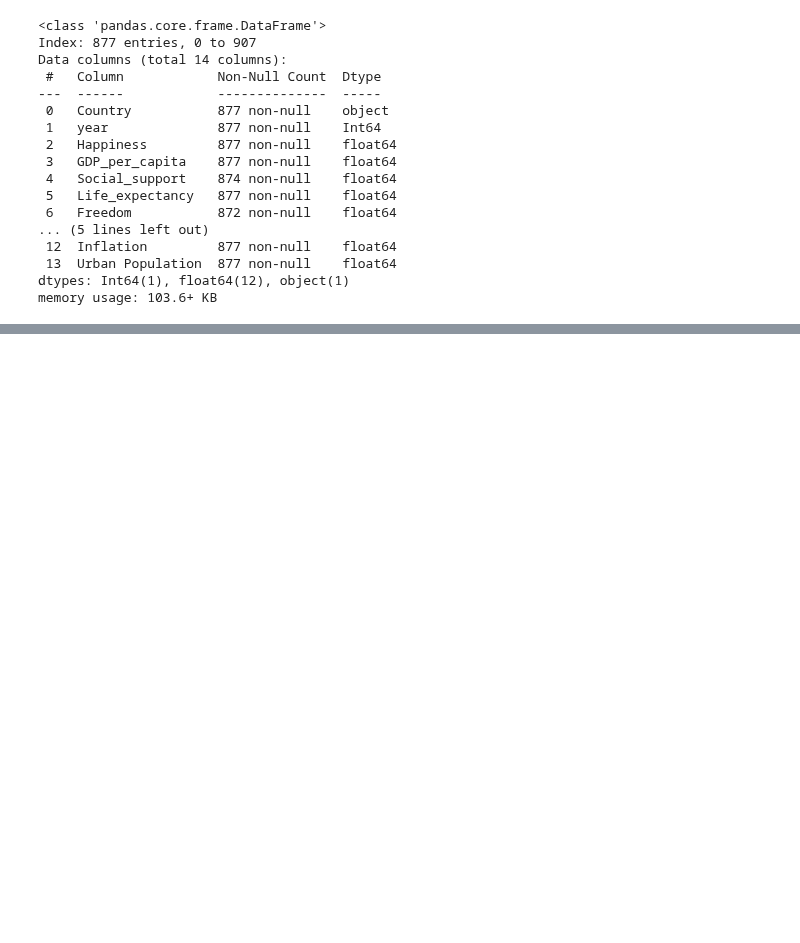
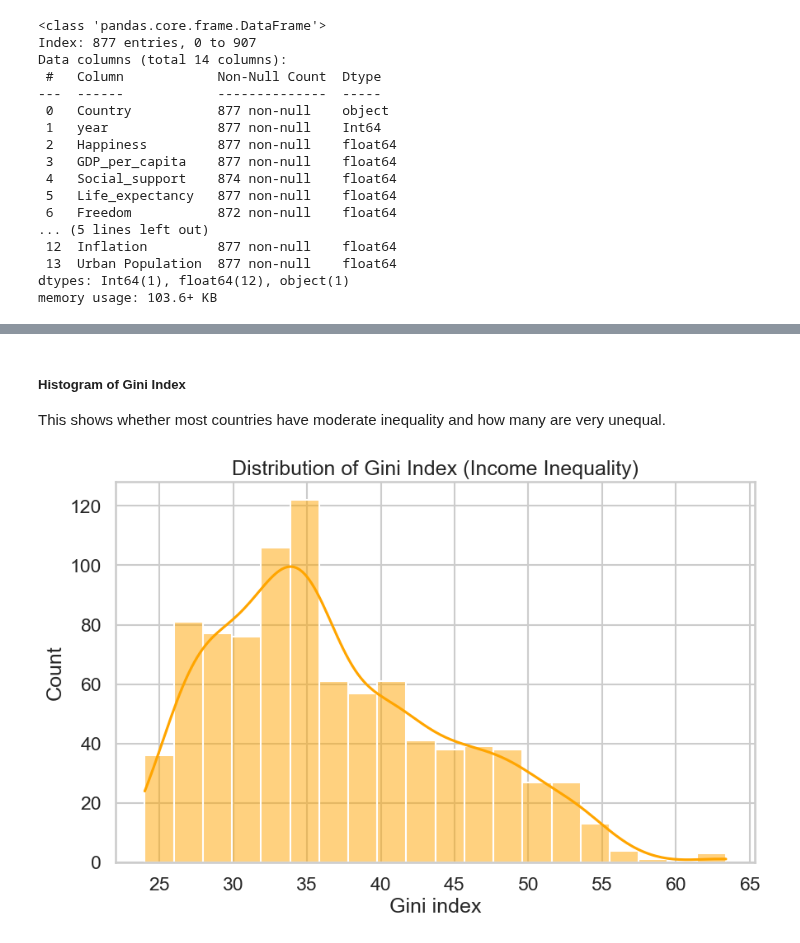
Before and after one commit to mnemtserov/data-science-project, a Jupyter notebook: data_science_project.ipynb, the cells around one changed output, grey strips where cells are left out. Saved outputs shown, nothing was run; the diff lists cells and outputs as text; code cells hidden in the pictures; blank space fills up the shorter version.

```diff
--- a/data_science_project.ipynb
+++ b/data_science_project.ipynb
@@ -811,0 +854,12 @@ analysis_df.describe()
+# %% [markdown]
+##### Histogram of Gini Index
+This shows whether most countries have moderate inequality and how many are very unequal.
+# %%
+plt.figure()
+sns.histplot(analysis_df["Gini"], bins=20, kde=True, color="orange")
+plt.title("Distribution of Gini Index (Income Inequality)")
+plt.xlabel("Gini index")
+plt.ylabel("Count")
+plt.show()
+# %% [output]
+[figure, added]
```
Also changed, not shown: parts of 31 cells of this notebook.
